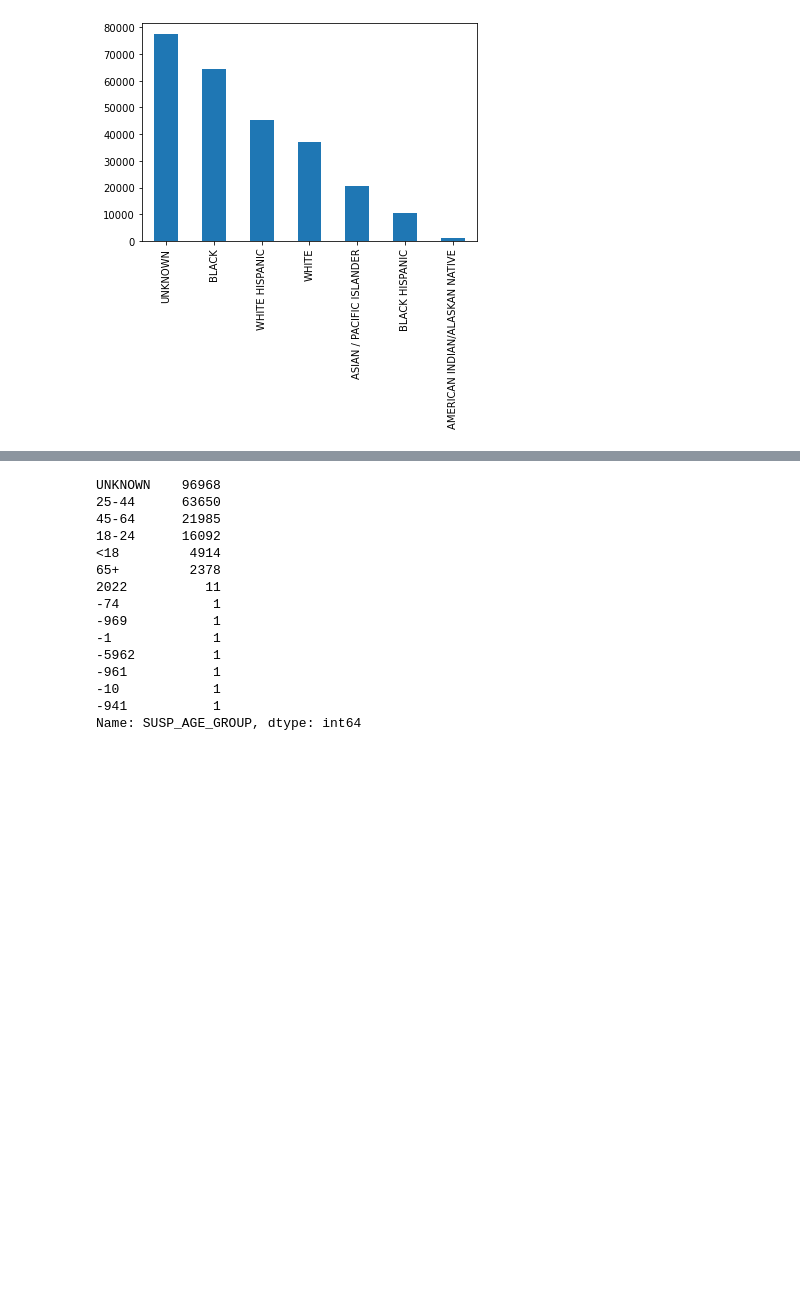
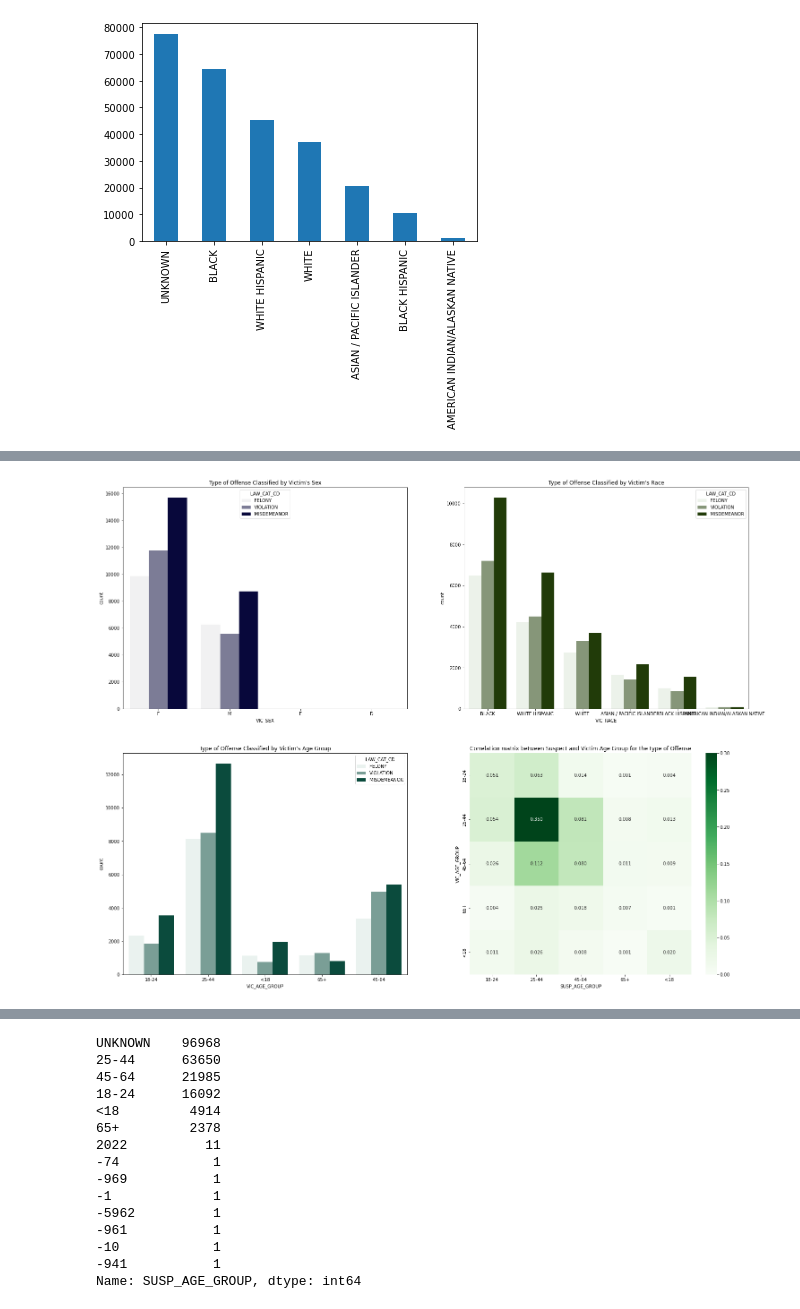
Before and after one commit to chadasravani/IST5520_Group1_NYPD_Complaint_Data, a Jupyter notebook: Project_new.ipynb, the cells around one changed output, grey strips where cells are left out. Saved outputs shown, nothing was run; the diff lists cells and outputs as text; code cells hidden in the pictures; blank space fills up the shorter version.

```diff
--- a/Project_new.ipynb
+++ b/Project_new.ipynb
@@ -158,0 +191,15 @@ df['VIC_RACE'].value_counts().plot(kind='bar')
+# %%
+fig, ax= plt.subplots(2,2,figsize=(25,20))
+sns.countplot(x='VIC_SEX', hue="LAW_CAT_CD", data=df,ax=ax[0,0],color='#000043')
+ax[0,0].set_title("Type of Offense Classified by Victim's Sex")
+sns.countplot(x='VIC_AGE_GROUP', hue="LAW_CAT_CD", data=df,ax=ax[1,0],color='#005643')
+ax[1,0].set_title("Type of Offense Classified by Victim's Age Group")
+sns.countplot(x='VIC_RACE', hue="LAW_CAT_CD", data=df,ax=ax[0,1],color='#214301')
+ax[0,1].set_title("Type of Offense Classified by Victim's Race")
+cross_table = df.groupby(['SUSP_AGE_GROUP', 'VIC_AGE_GROUP'])['LAW_CAT_CD'].count()
+cross_table = cross_table.divide(cross_table.sum(), axis=0).unstack(level=0)
+sns.heatmap(cross_table, cmap="Greens",square=True,vmin=0, vmax=0.30,annot=True,fmt='.3f',ax=ax[1,1])
+ax[1,1].set_title('Correlation matrix between Suspect and Victim Age Group for the type of Offense')
+plt.show()
+# %% [output]
+[figure, added]
```
Also changed, not shown: parts of 53 cells of this notebook, 2 other files.
